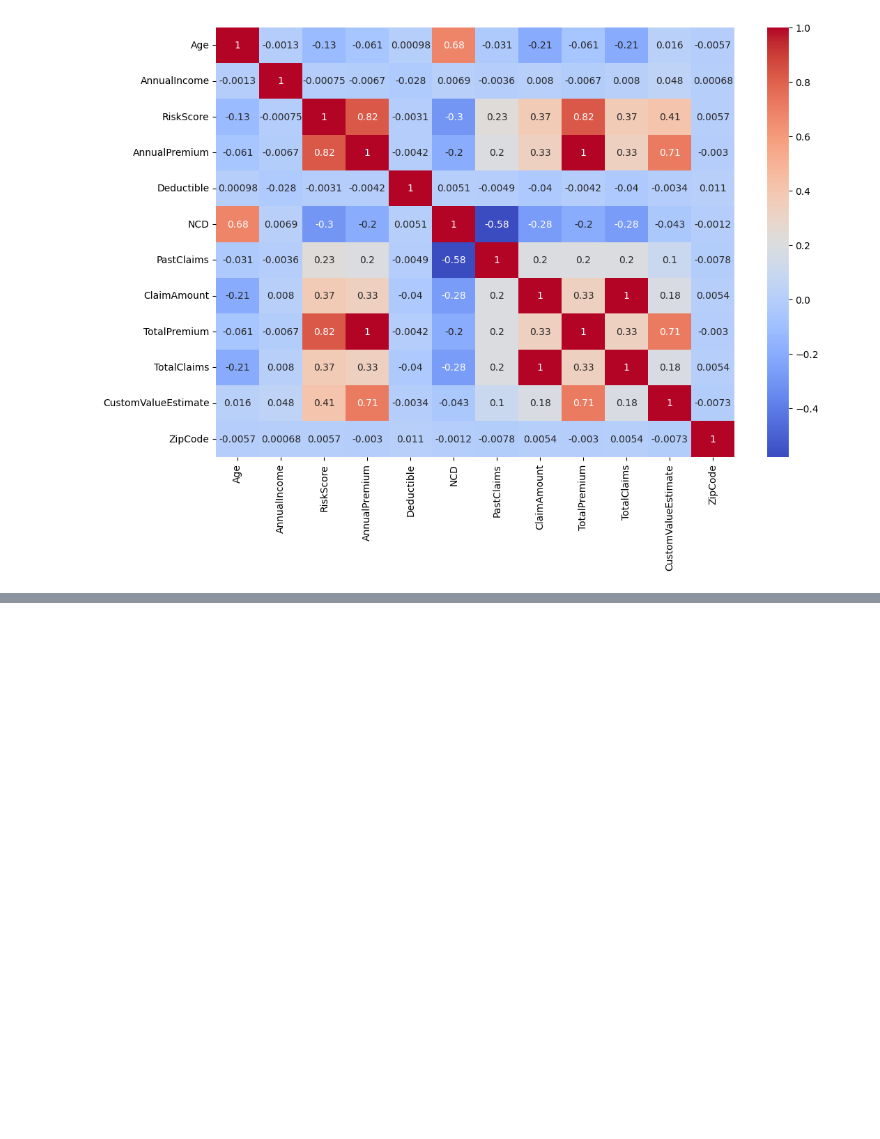
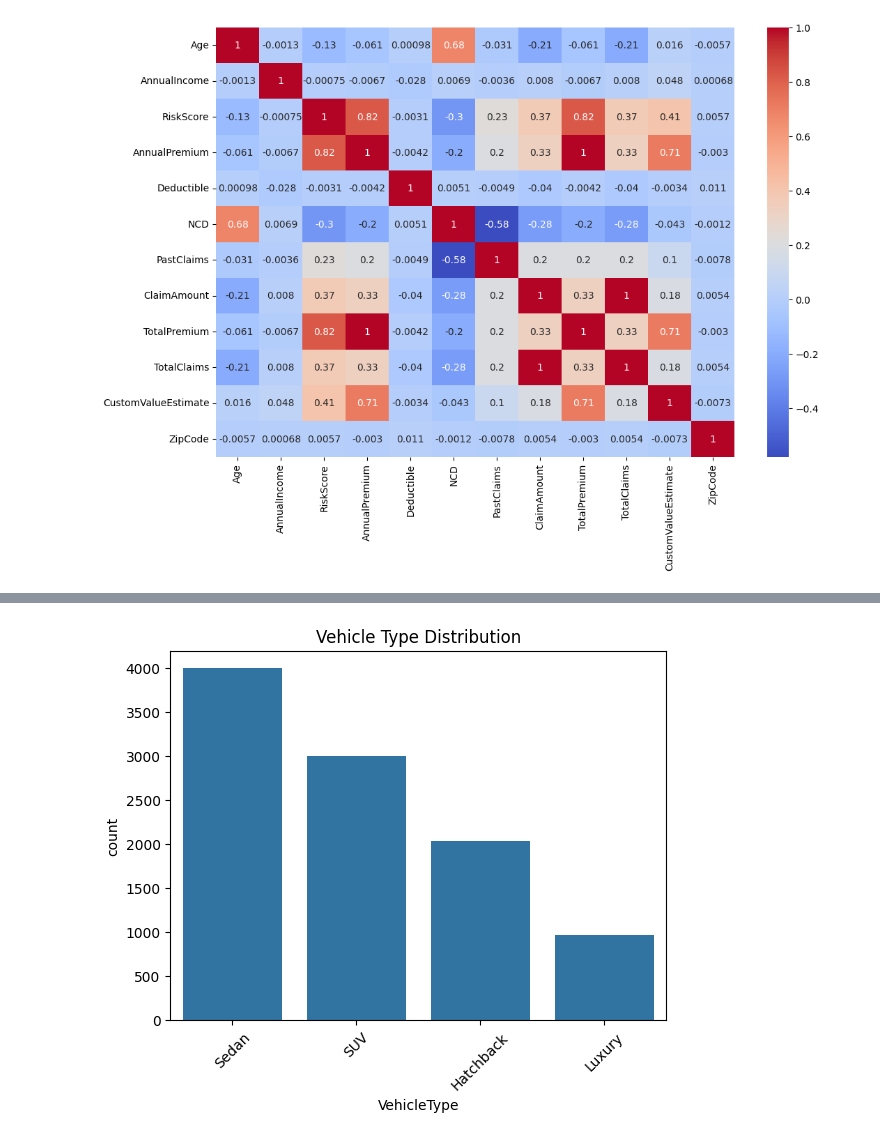
Before and after one commit to MisganaMessay/insurance-risk-analytics, a Jupyter notebook: notebooks/01_eda.ipynb, the cells around one changed output, grey strips where cells are left out. Saved outputs shown, nothing was run; the diff lists cells and outputs as text; code cells hidden in the pictures; blank space fills up the shorter version.

```diff
--- a/notebooks/01_eda.ipynb
+++ b/notebooks/01_eda.ipynb
@@ -94,0 +112,7 @@ plt.show()
+# %%
+sns.countplot(x=df["VehicleType"])
+plt.title("Vehicle Type Distribution")
+plt.xticks(rotation=45)
+plt.show()
+# %% [output]
+[figure, added]
```
Also changed, not shown: parts of 12 cells of this notebook, 1 other file.
